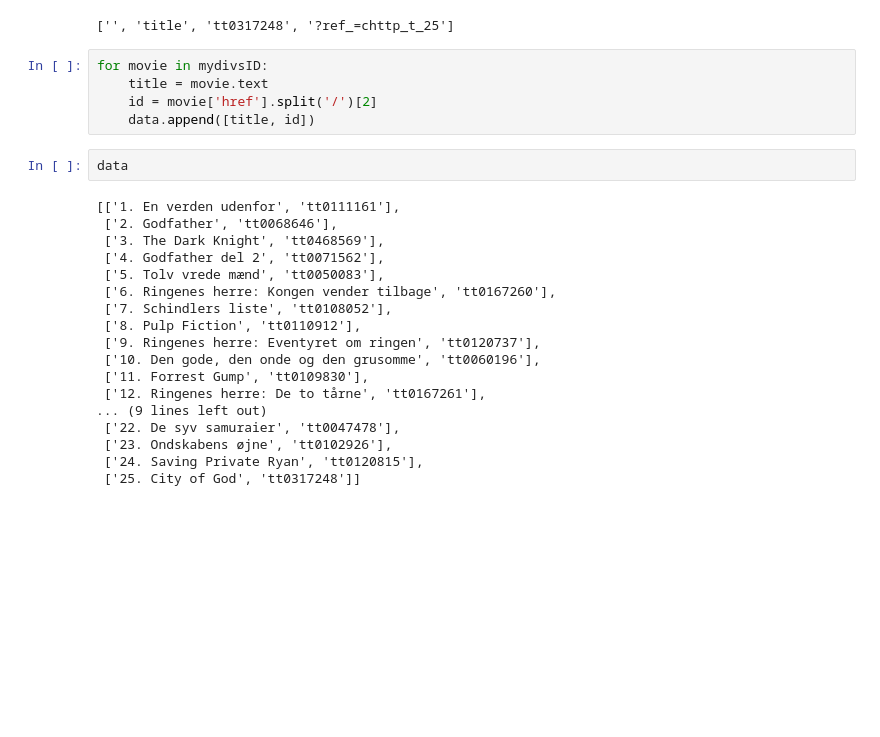
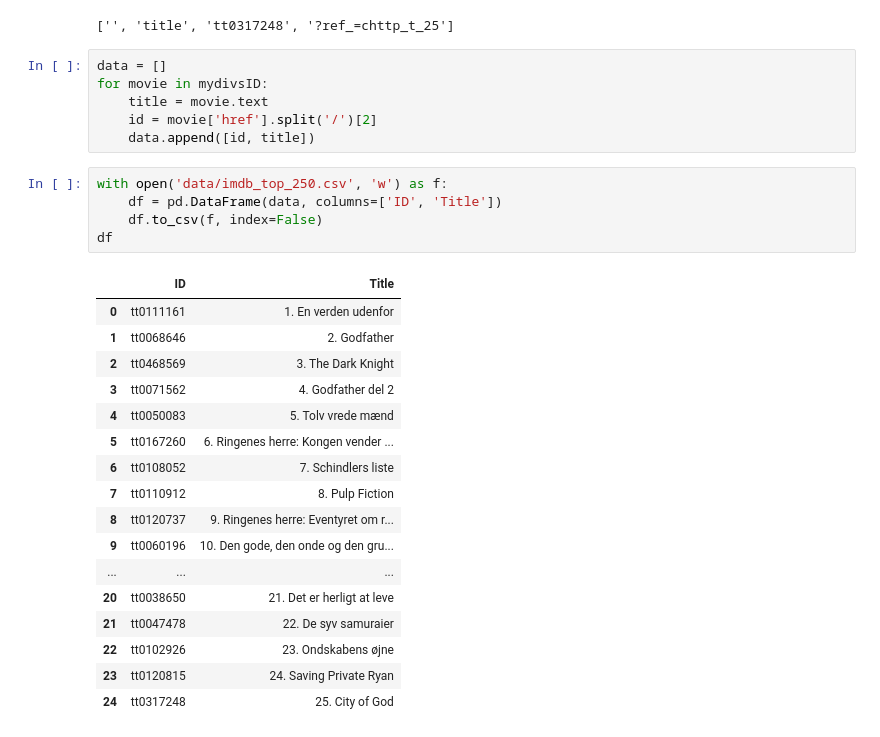
Before and after one commit to JasonMerit/ComputationalTools, a Jupyter notebook: Project/getMovieID.ipynb, the cells around one changed output. Saved outputs shown, nothing was run; the diff lists cells and outputs as text; blank space fills up the shorter version.

```diff
--- a/Project/getMovieID.ipynb
+++ b/Project/getMovieID.ipynb
@@ -21,27 +21,31 @@ mydivsID[24]['href'].split('/')
 25
 ['', 'title', 'tt0317248', '?ref_=chttp_t_25']
 # %%
+data = []
 for movie in mydivsID:
     title = movie.text
     id = movie['href'].split('/')[2]
-    data.append([title, id])
+    data.append([id, title])
-# %%
-data
-# %% [output]
-[['1. En verden udenfor', 'tt0111161'],
- ['2. Godfather', 'tt0068646'],
- ['3. The Dark Knight', 'tt0468569'],
- ['4. Godfather del 2', 'tt0071562'],
- ['5. Tolv vrede mænd', 'tt0050083'],
- ['6. Ringenes herre: Kongen vender tilbage', 'tt0167260'],
- ['7. Schindlers liste', 'tt0108052'],
- ['8. Pulp Fiction', 'tt0110912'],
- ['9. Ringenes herre: Eventyret om ringen', 'tt0120737'],
- ['10. Den gode, den onde og den grusomme', 'tt0060196'],
- ['11. Forrest Gump', 'tt0109830'],
- ['12. Ringenes herre: De to tårne', 'tt0167261'],
-... (9 lines left out)
- ['22. De syv samuraier', 'tt0047478'],
- ['23. Ondskabens øjne', 'tt0102926'],
- ['24. Saving Private Ryan', 'tt0120815'],
- ['25. City of God', 'tt0317248']]
+# %%
+with open('data/imdb_top_250.csv', 'w') as f:
+    df = pd.DataFrame(data, columns=['ID', 'Title'])
+    df.to_csv(f, index=False)
+df
+# %% [output]
+|  | ID | Title |
+| 0 | tt0111161 | 1. En verden udenfor |
+| 1 | tt0068646 | 2. Godfather |
+| 2 | tt0468569 | 3. The Dark Knight |
+| 3 | tt0071562 | 4. Godfather del 2 |
+| 4 | tt0050083 | 5. Tolv vrede mænd |
+| 5 | tt0167260 | 6. Ringenes herre: Kongen vender ... |
+| 6 | tt0108052 | 7. Schindlers liste |
+| 7 | tt0110912 | 8. Pulp Fiction |
+| 8 | tt0120737 | 9. Ringenes herre: Eventyret om r... |
+| 9 | tt0060196 | 10. Den gode, den onde og den gru... |
+| ... | ... | ... |
+| 20 | tt0038650 | 21. Det er herligt at leve |
+| 21 | tt0047478 | 22. De syv samuraier |
+| 22 | tt0102926 | 23. Ondskabens øjne |
+| 23 | tt0120815 | 24. Saving Private Ryan |
+| 24 | tt0317248 | 25. City of God |
```
Also changed, not shown: parts of 1 cell of this notebook, 2 other files.
